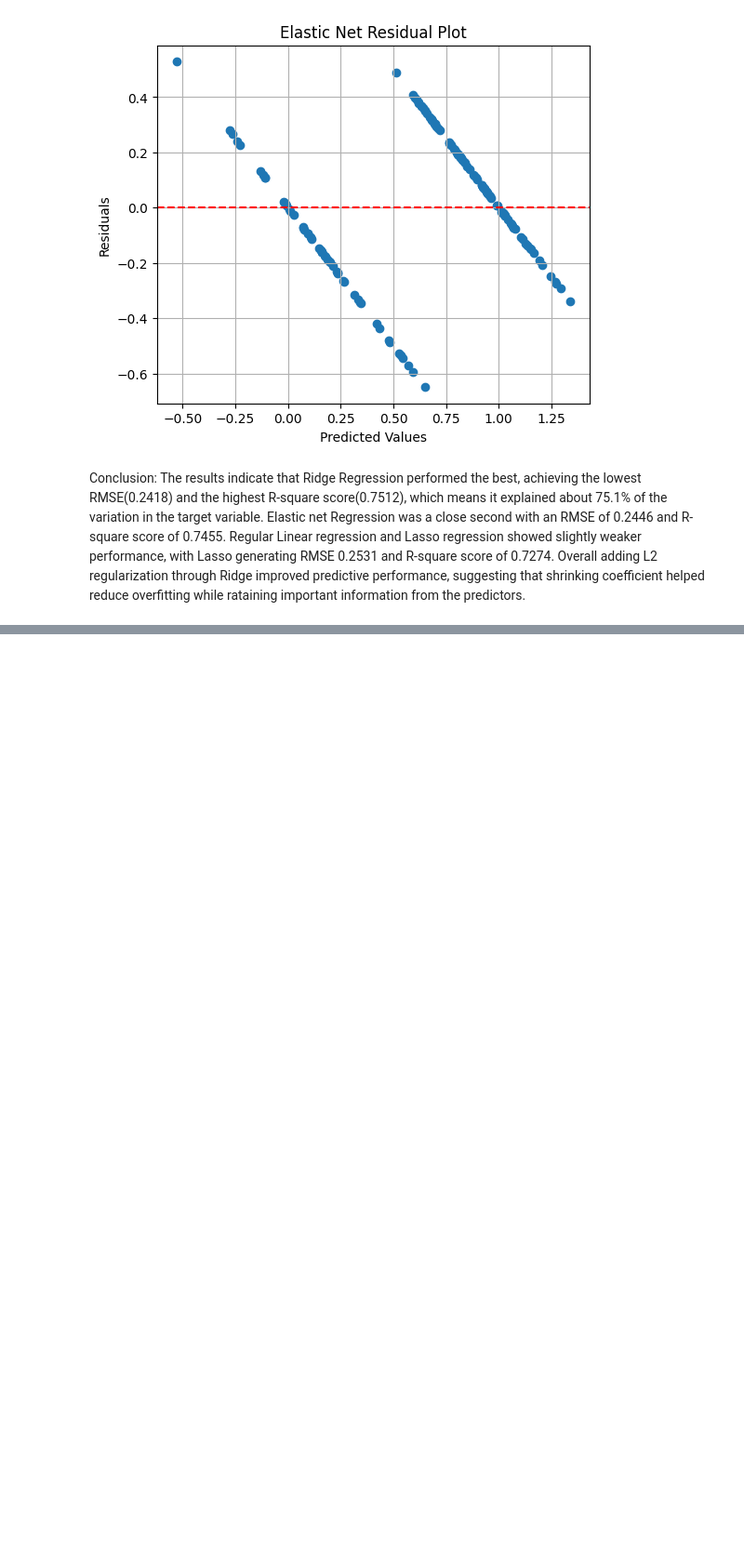
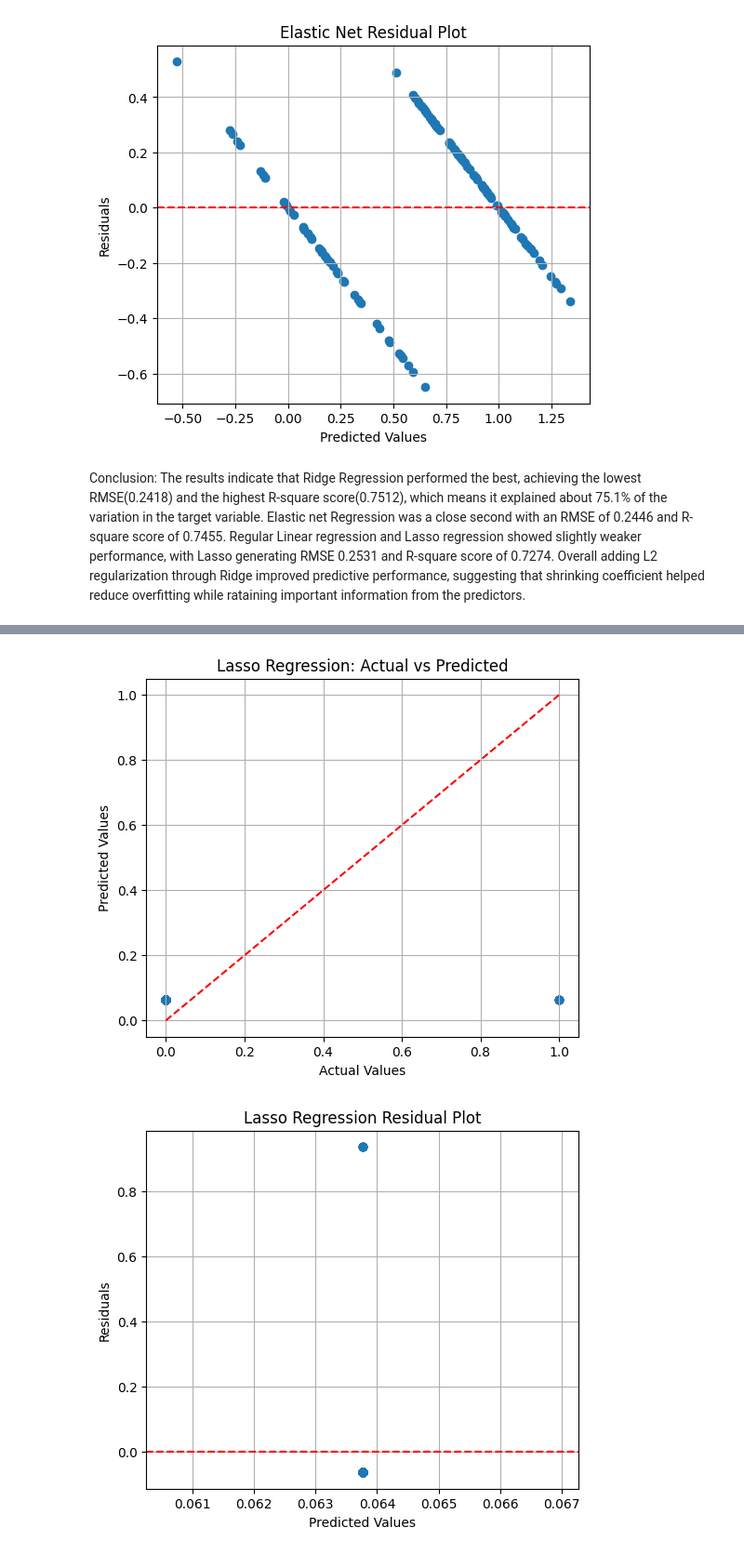
Before and after one commit to Jbaner/OMDSModC_Capstone_Project, a Jupyter notebook: OMDS_ModC_Week2_Banerjee_Jayeeta.ipynb, the cells around one changed output, grey strips where cells are left out. Shown at 93% size. Saved outputs shown, nothing was run; the diff lists cells and outputs as text; code cells hidden in the pictures; blank space fills up the shorter version.

```diff
--- a/OMDS_ModC_Week2_Banerjee_Jayeeta.ipynb
+++ b/OMDS_ModC_Week2_Banerjee_Jayeeta.ipynb
@@ -770,0 +823,67 @@ The results indicate that Ridge Regression performed the best, achieving the low
+# %%
+# Hyperparameter Tuning using 5-Fold CV
+param_grid = {'alpha': [0.0001, 0.001, 0.01, 0.1, 1, 10]}
+
+lasso = Lasso(max_iter=10000, random_state=42)
+
+grid = GridSearchCV(
+    estimator=lasso,
+    param_grid=param_grid,
+    cv=5,
+    scoring='neg_root_mean_squared_error',
+    n_jobs=-1)
+
+grid.fit(X_train_scaled, y_train)
+print("Best Alpha:", grid.best_params_['alpha'])
+print("Best CV RMSE:", -grid.best_score_)
+
+
+# Train Final Model
+model2 = grid.best_estimator_
+model2.fit(X_train_scaled, y_train)
+
+# Prediction
+y_pred2 = model2.predict(X_test_scaled)
+y_predClass2 = (y_pred2 >= 0.5).astype(int)
+
+# Evaluation on Test Set
+lasso_rmse = np.sqrt(mean_squared_error(y_test, y_pred2))
+lasso_r2 = r2_score(y_test, y_pred2)
+accuracy = accuracy_score(y_test, y_predClass2)
+
+print("\nTest Set Results (Lasso Regression)")
+print("----------------")
+print("RMSE:", lasso_rmse)
+print("R²:", lasso_r2)
+print("Accuracy:", accuracy)
+
+# Feature Coefficients
+coef = pd.DataFrame({
+    "Feature": X.columns,
+    "Coefficient": model2.coef_})
+
+coef = coef.sort_values(by="Coefficient", key=abs, ascending=False)
+print("\nTop Lasso Features:")
+print(coef.head(15))
+
+# Actual vs Predicted Plot
+plt.figure(figsize=(6,5))
+plt.scatter(y_test, y_pred2, alpha=0.7)
+plt.plot([0,1], [0,1], 'r--')
+plt.xlabel("Actual Values")
+plt.ylabel("Predicted Values")
+plt.title("Lasso Regression: Actual vs Predicted")
+plt.grid(True)
+plt.show()
+
+# Residual Plot
+residuals = y_test - y_pred2
+plt.figure(figsize=(6,5))
+plt.scatter(y_pred2, residuals, alpha=0.7)
+plt.axhline(y=0, color='red', linestyle='--')
+plt.xlabel("Predicted Values")
+plt.ylabel("Residuals")
+plt.title("Lasso Regression Residual Plot")
+plt.grid(True)
+plt.show()
+# %% [output]
@@ -770,0 +907,2 @@ The results indicate that Ridge Regression performed the best, achieving the low
+[figure, added]
+[figure, added]
```
Also changed, not shown: parts of 10 cells of this notebook.
